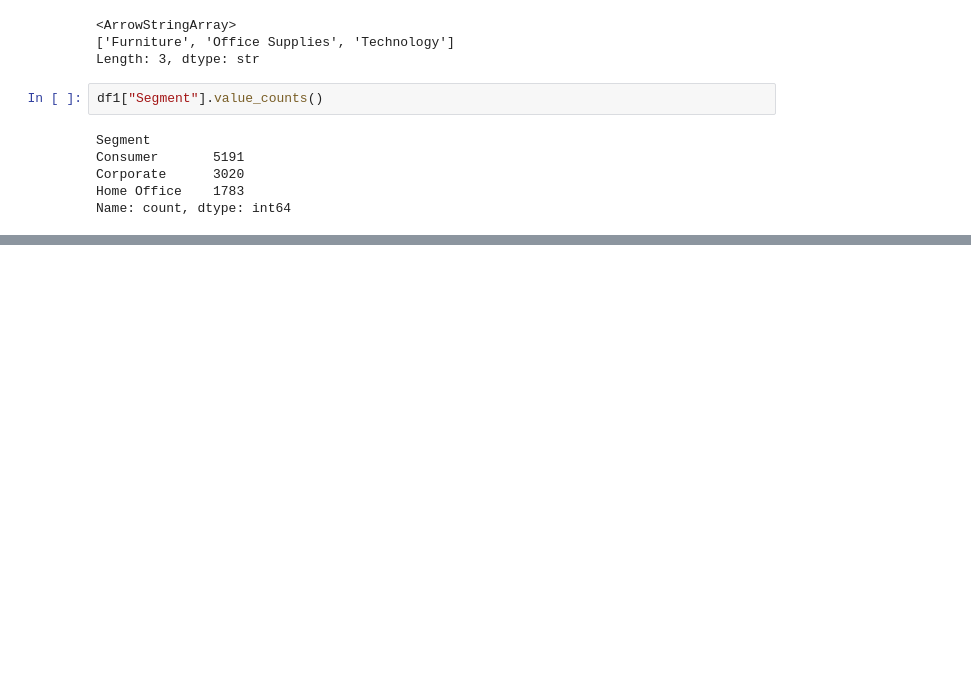
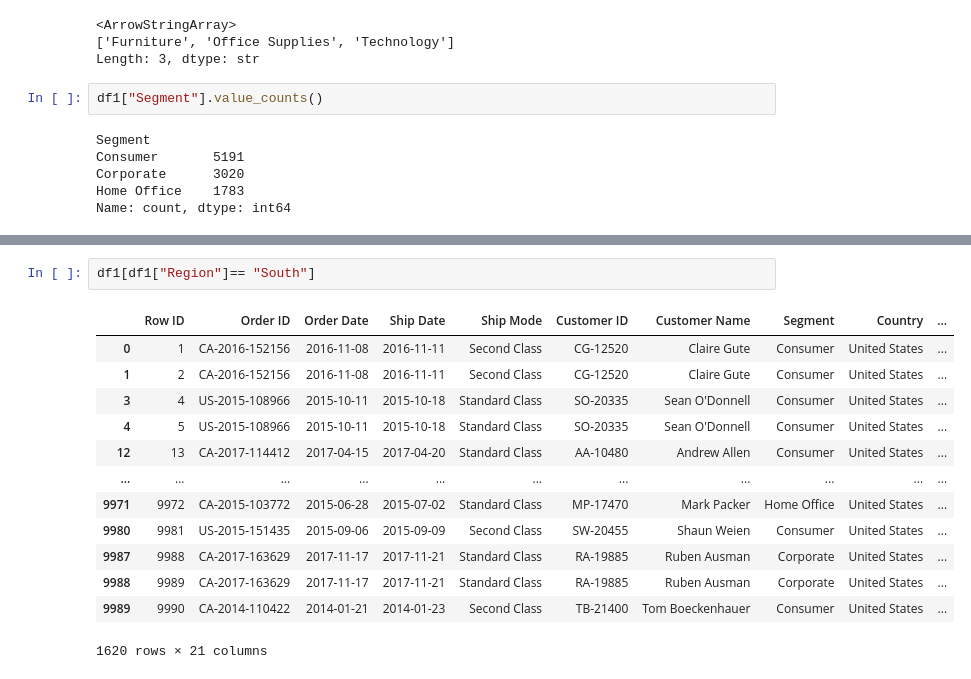
Before and after one commit to kadamshruti1809-droid/python, a Jupyter notebook: Practice.ipynb, the cells around one changed output, grey strips where cells are left out. Drawn from its saved outputs; the diff is of its cells as text; blank space fills up the shorter version.

```diff
--- a/Practice.ipynb
+++ b/Practice.ipynb
@@ -3165,0 +3233,16 @@ Name: count, dtype: int64
+# %%
+df1[df1["Region"]== "South"]
+# %% [output]
+|  | Row ID | Order ID | Order Date | Ship Date | Ship Mode | Customer ID | Customer Name | Segment | Country | ... |
+| 0 | 1 | CA-2016-152156 | 2016-11-08 | 2016-11-11 | Second Class | CG-12520 | Claire Gute | Consumer | United States | ... |
+| 1 | 2 | CA-2016-152156 | 2016-11-08 | 2016-11-11 | Second Class | CG-12520 | Claire Gute | Consumer | United States | ... |
+| 3 | 4 | US-2015-108966 | 2015-10-11 | 2015-10-18 | Standard Class | SO-20335 | Sean O'Donnell | Consumer | United States | ... |
+| 4 | 5 | US-2015-108966 | 2015-10-11 | 2015-10-18 | Standard Class | SO-20335 | Sean O'Donnell | Consumer | United States | ... |
+| 12 | 13 | CA-2017-114412 | 2017-04-15 | 2017-04-20 | Standard Class | AA-10480 | Andrew Allen | Consumer | United States | ... |
+| ... | ... | ... | ... | ... | ... | ... | ... | ... | ... | ... |
+| 9971 | 9972 | CA-2015-103772 | 2015-06-28 | 2015-07-02 | Standard Class | MP-17470 | Mark Packer | Home Office | United States | ... |
+| 9980 | 9981 | US-2015-151435 | 2015-09-06 | 2015-09-09 | Second Class | SW-20455 | Shaun Weien | Consumer | United States | ... |
+| 9987 | 9988 | CA-2017-163629 | 2017-11-17 | 2017-11-21 | Standard Class | RA-19885 | Ruben Ausman | Corporate | United States | ... |
+| 9988 | 9989 | CA-2017-163629 | 2017-11-17 | 2017-11-21 | Standard Class | RA-19885 | Ruben Ausman | Corporate | United States | ... |
+| 9989 | 9990 | CA-2014-110422 | 2014-01-21 | 2014-01-23 | Second Class | TB-21400 | Tom Boeckenhauer | Consumer | United States | ... |
+1620 rows × 21 columns
```
Also changed, not shown: parts of 25 cells of this notebook.
